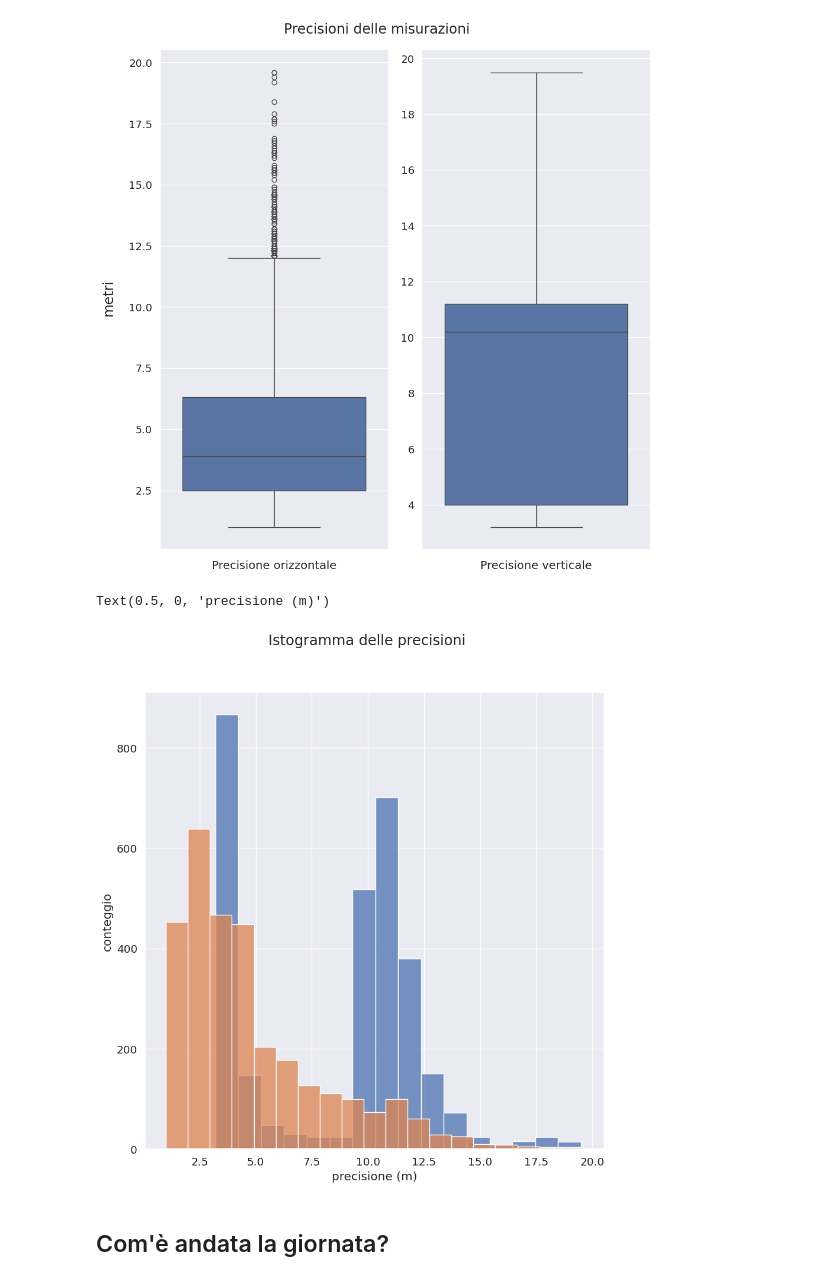
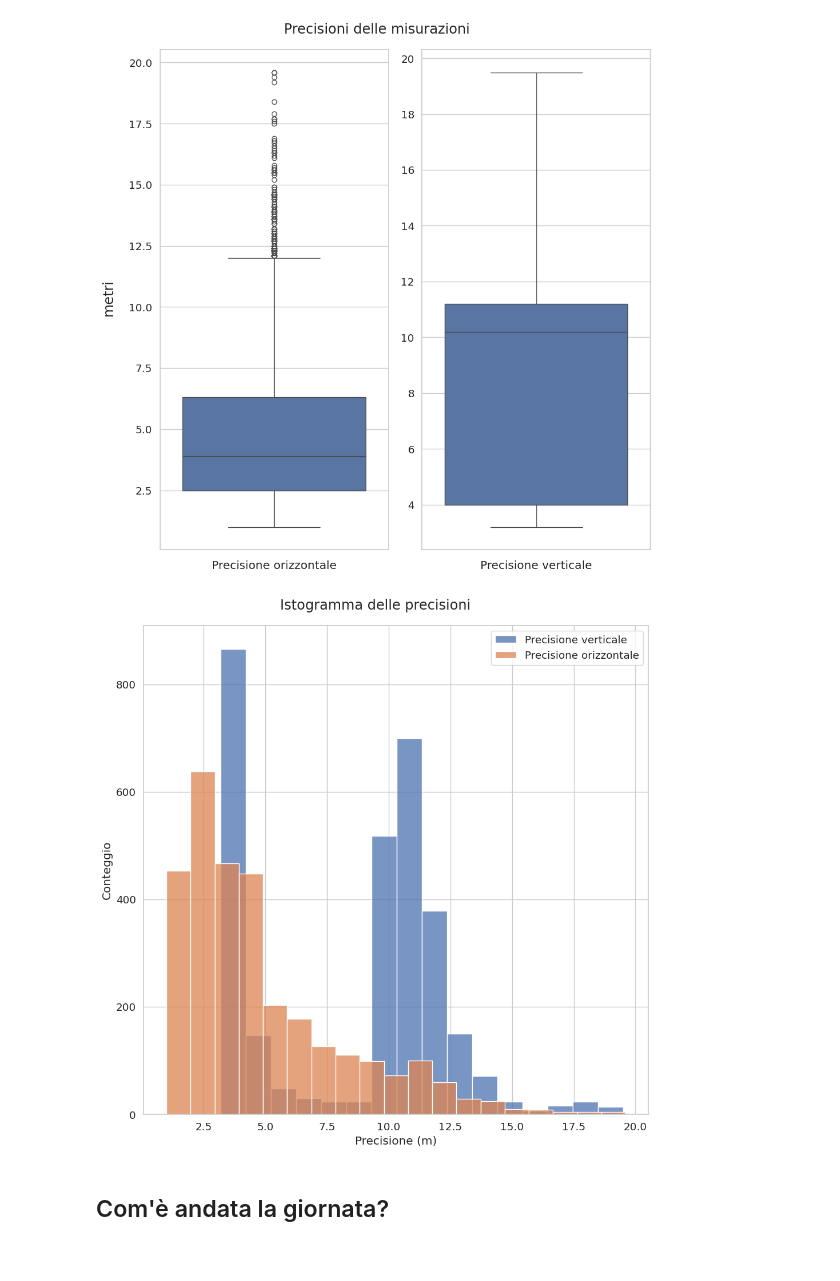
Before and after one commit to thomasmassarutto/DataSlopes, a Jupyter notebook: DataSlopes.ipynb, the cells around one changed output. Drawn from its saved outputs; the diff is of its cells as text; code cells hidden in the pictures.

```diff
--- a/DataSlopes.ipynb
+++ b/DataSlopes.ipynb
@@ -23,6 +23,13 @@ from shapely.geometry import LineString
 
 ## scipy
 import scipy.stats as sp
+# %%
+## styling
+
+sns.set(
+        style = 'whitegrid',
+        font_scale = 1.2
+        )
 # %%
 ## creazione df
 
@@ -325,6 +303,8 @@ time_delta= time_end - time_start
 
 tempo_trascorso_hms = str(datetime.timedelta(seconds=time_delta))
 #print(tempo_trascorso_hms)
+
+gdf1['time_from_start']= gdf1['unixtime'] - time_start
 # %% [markdown]
 ## Il dataset finale
 
@@ -374,27 +354,30 @@ plt.tight_layout()
 # %%
 f, ax = plt.subplots(1, 1, figsize=(10, 10))
 
 f.suptitle("Istogramma delle precisioni")
 
 sns.histplot(
     ax=ax,
     data= gdf1_precisioni['precisione_verticale'],
     label= "Precisione verticale",
     binwidth= 1
     )
 
 sns.histplot(
     ax=ax,
     data= gdf1_precisioni['precisione_orizzontale'],
     label= "Precisione orizzontale",
     binwidth= 1
     )
 
 ax.set_ylabel("Conteggio")
 ax.set_xlabel("Precisione (m)")
+ax.legend()
+
+plt.tight_layout()
+plt.show()
 # %% [output]
-Text(0.5, 0, 'precisione (m)')
-[figure, old version]
+[figure, new version]
 # %% [markdown]
 ## Com'è andata la giornata?
 # %% [markdown]
```
Also changed, not shown: parts of 8 cells of this notebook, 1 other file.
